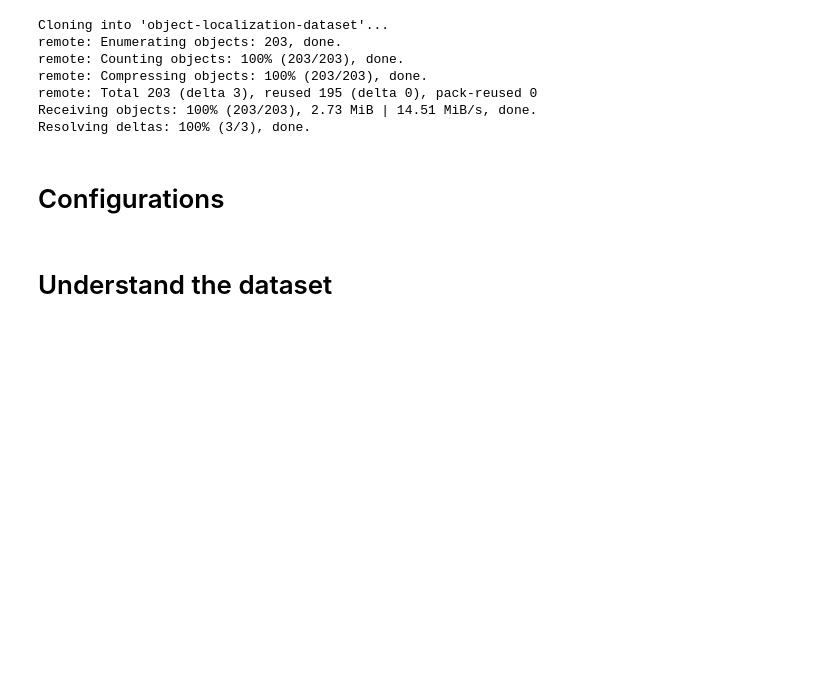
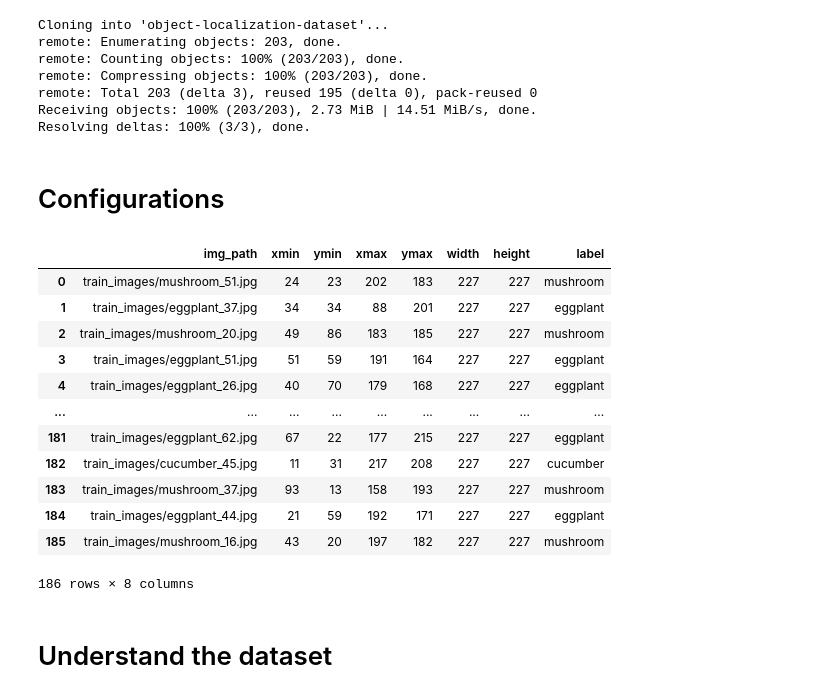
Before and after one commit to RahulS247/Object-Localization, a Jupyter notebook: Deep_Learning_with_PyTorch_Object_Localization.ipynb, the cells around one changed output. Cells and saved outputs as stored; diff of their text form; code cells hidden in the pictures; blank space fills up the shorter version.

```diff
--- a/Deep_Learning_with_PyTorch_Object_Localization.ipynb
+++ b/Deep_Learning_with_PyTorch_Object_Localization.ipynb
@@ -58,2 +74,19 @@ sys.path.append('/content/object-localization-dataset')
+# %%
+df = pd.read_csv(CSV_file)
+df
+# %% [output]
+|  | img_path | xmin | ymin | xmax | ymax | width | height | label |
+| 0 | train_images/mushroom_51.jpg | 24 | 23 | 202 | 183 | 227 | 227 | mushroom |
+| 1 | train_images/eggplant_37.jpg | 34 | 34 | 88 | 201 | 227 | 227 | eggplant |
+| 2 | train_images/mushroom_20.jpg | 49 | 86 | 183 | 185 | 227 | 227 | mushroom |
+| 3 | train_images/eggplant_51.jpg | 51 | 59 | 191 | 164 | 227 | 227 | eggplant |
+| 4 | train_images/eggplant_26.jpg | 40 | 70 | 179 | 168 | 227 | 227 | eggplant |
+| ... | ... | ... | ... | ... | ... | ... | ... | ... |
+| 181 | train_images/eggplant_62.jpg | 67 | 22 | 177 | 215 | 227 | 227 | eggplant |
+| 182 | train_images/cucumber_45.jpg | 11 | 31 | 217 | 208 | 227 | 227 | cucumber |
+| 183 | train_images/mushroom_37.jpg | 93 | 13 | 158 | 193 | 227 | 227 | mushroom |
+| 184 | train_images/eggplant_44.jpg | 21 | 59 | 192 | 171 | 227 | 227 | eggplant |
+| 185 | train_images/mushroom_16.jpg | 43 | 20 | 197 | 182 | 227 | 227 | mushroom |
+186 rows × 8 columns
 # %% [markdown]
 # Understand the dataset
```
Also changed, not shown: parts of 4 cells of this notebook.
